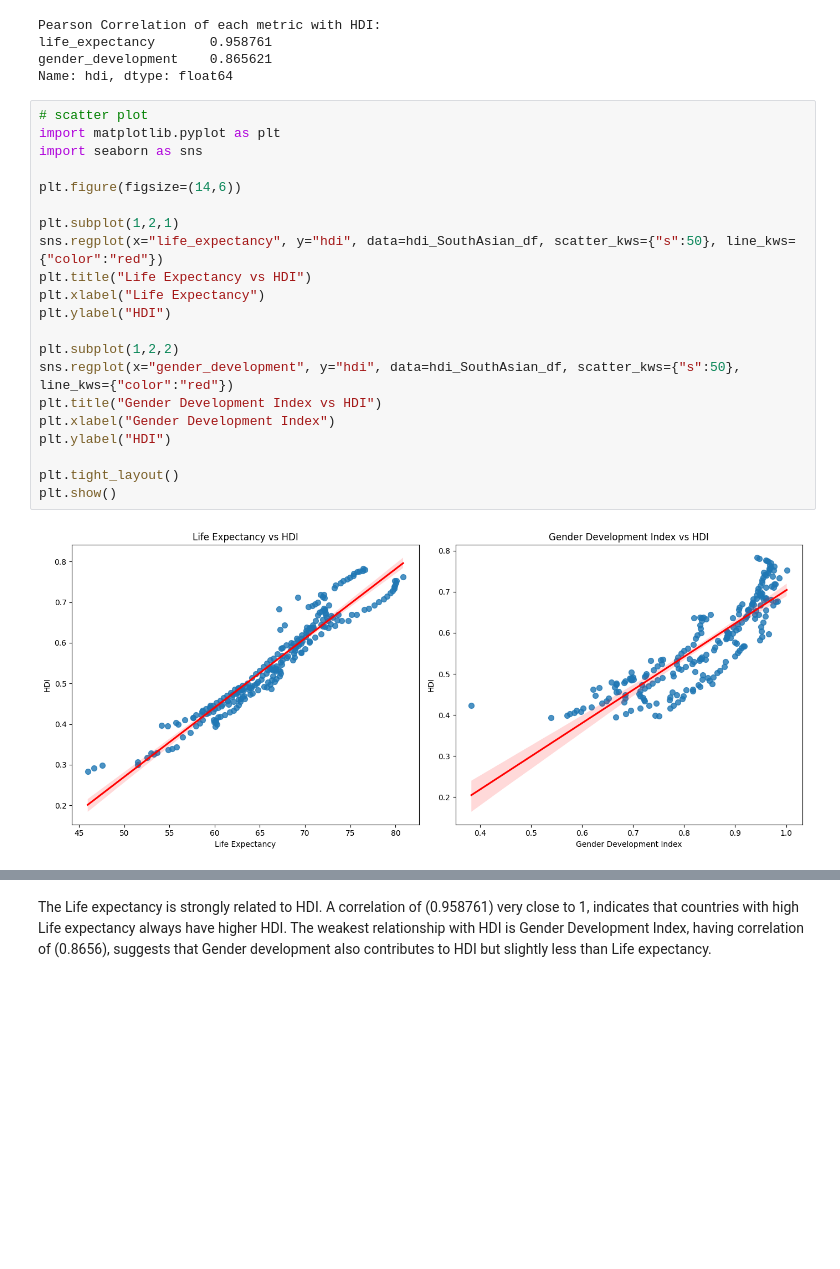
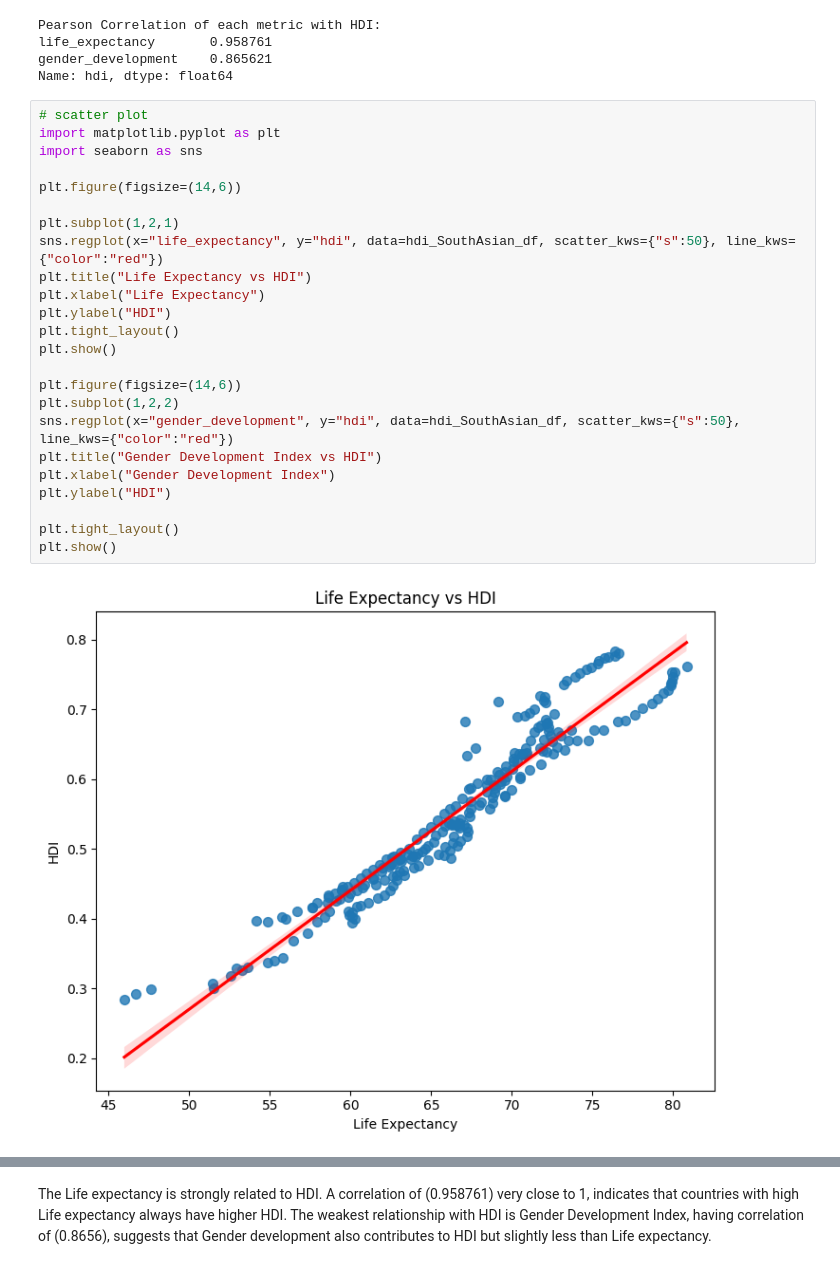
Before and after one commit to Pritija11/Assignment-I, a Jupyter notebook: 2462345_PRITIJA_GHISING.ipynb, the cells around one changed output, grey strips where cells are left out. Saved outputs shown, nothing was run; the diff lists cells and outputs as text; blank space fills up the shorter version.

```diff
--- a/2462345_PRITIJA_GHISING.ipynb
+++ b/2462345_PRITIJA_GHISING.ipynb
@@ -1069,23 +1030,26 @@ Name: hdi, dtype: float64
 # %%
 # scatter plot
 import matplotlib.pyplot as plt
 import seaborn as sns
 
 plt.figure(figsize=(14,6))
 
 plt.subplot(1,2,1)
 sns.regplot(x="life_expectancy", y="hdi", data=hdi_SouthAsian_df, scatter_kws={"s":50}, line_kws={"color":"red"})
 plt.title("Life Expectancy vs HDI")
 plt.xlabel("Life Expectancy")
 plt.ylabel("HDI")
+plt.tight_layout()
+plt.show()
 
+plt.figure(figsize=(14,6))
 plt.subplot(1,2,2)
 sns.regplot(x="gender_development", y="hdi", data=hdi_SouthAsian_df, scatter_kws={"s":50}, line_kws={"color":"red"})
 plt.title("Gender Development Index vs HDI")
 plt.xlabel("Gender Development Index")
 plt.ylabel("HDI")
 
 plt.tight_layout()
 plt.show()
 # %% [output]
-[figure, old version]
+[figure, new version]
```
Also changed, not shown: parts of 20 cells of this notebook.
